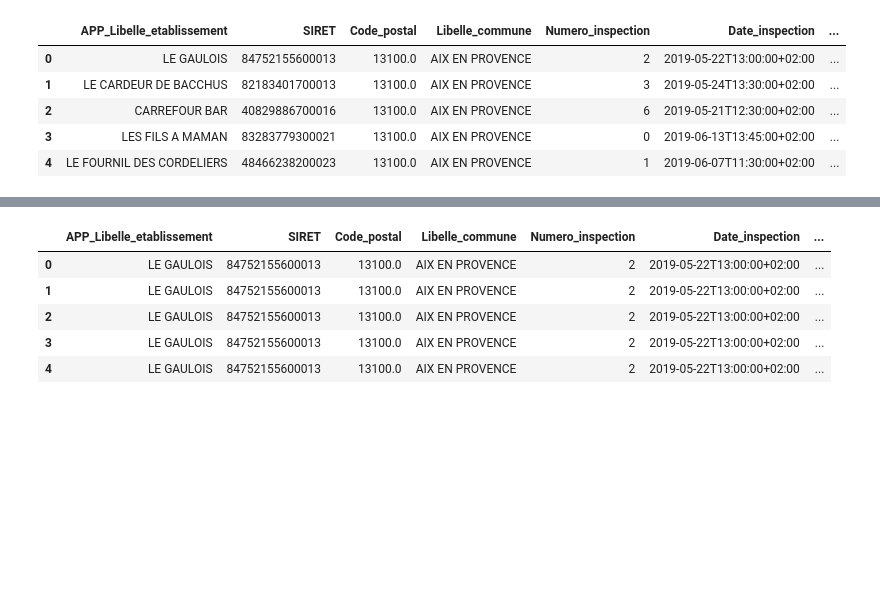
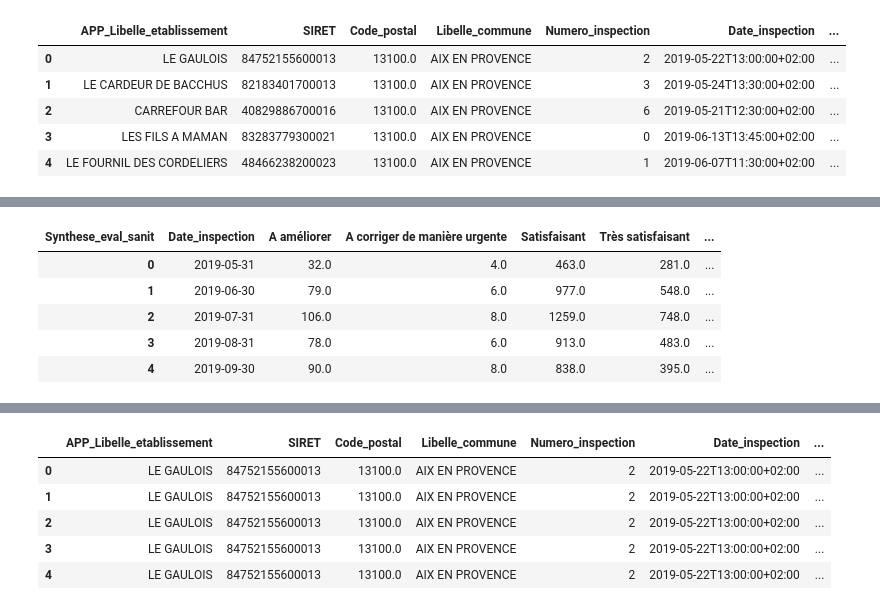
Before and after one commit to etalab-ia/ami-ia, a Jupyter notebook: notebooks/ami_ia_dataviz_rr.ipynb, the cells around one changed output, grey strips where cells are left out. Cells and saved outputs as stored; diff of their text form; code cells hidden in the pictures; blank space fills up the shorter version.

```diff
--- a/notebooks/ami_ia_dataviz_rr.ipynb
+++ b/notebooks/ami_ia_dataviz_rr.ipynb
@@ -132,0 +187,17 @@ Pour cela il va falloir :
+# %%
+df_eval = grouped.unstack('Synthese_eval_sanit').reset_index().fillna(value = 0)
+# On créé une varible qui liste les colonne numériques
+num_cols = [col for col in df_eval.columns if df_eval[col].dtype == "float"]
+#On fait la somme totale des inspections d'un mois
+df_eval['Total inspections'] = df_eval.sum(axis = 1)
+# On calcule un ratio sur le nombre de résultats d'un certain type par rapport au nombre d'inspection totale
+for n in num_cols:
+    df_eval[n+'_ratio'] = df_eval[n]/df_eval['Total inspections']*100
+df_eval.head()
+# %% [output]
+| Synthese_eval_sanit | Date_inspection | A améliorer | A corriger de manière urgente | Satisfaisant | Très satisfaisant | ... |
+| 0 | 2019-05-31 | 32.0 | 4.0 | 463.0 | 281.0 | ... |
+| 1 | 2019-06-30 | 79.0 | 6.0 | 977.0 | 548.0 | ... |
+| 2 | 2019-07-31 | 106.0 | 8.0 | 1259.0 | 748.0 | ... |
+| 3 | 2019-08-31 | 78.0 | 6.0 | 913.0 | 483.0 | ... |
+| 4 | 2019-09-30 | 90.0 | 8.0 | 838.0 | 395.0 | ... |
```
Also changed, not shown: parts of 36 cells of this notebook.
